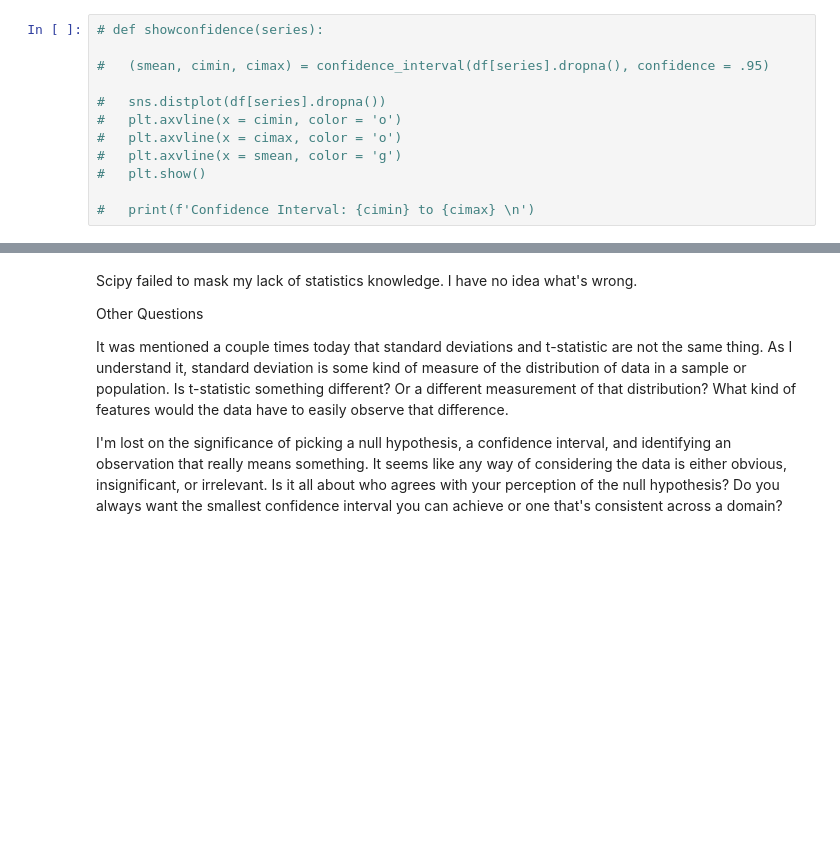
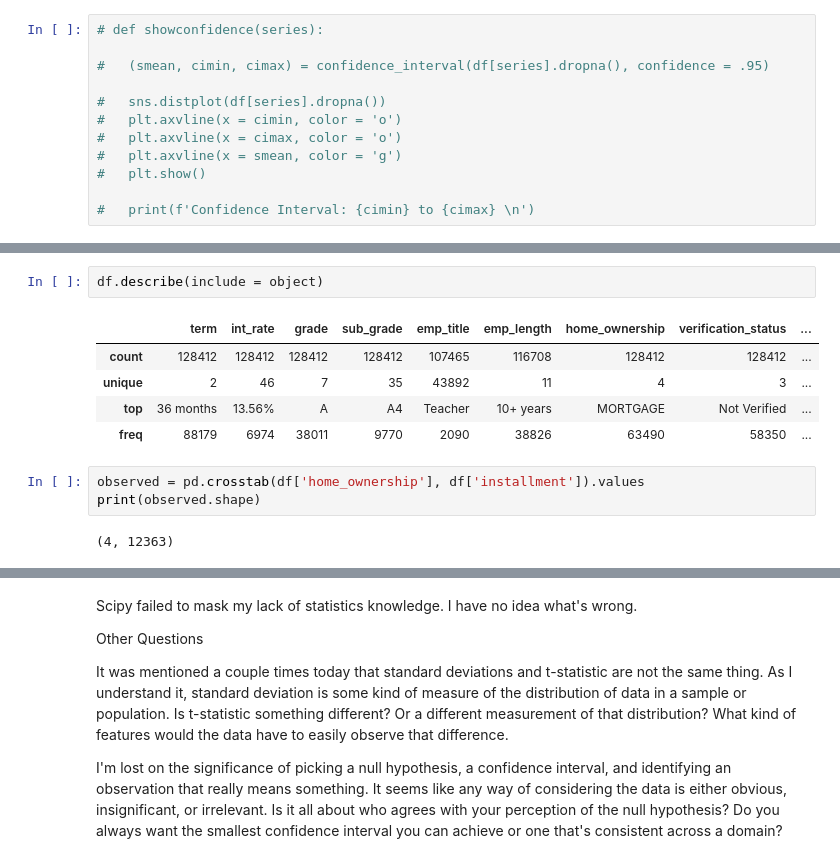
Before and after one commit to johnwesleyharding/DS-Unit-1-Sprint-2-Statistics, a Jupyter notebook: JWH_assignment_DS_122_Sampling_Confidence_Intervals_and_Hypothesis_Testing.ipynb, the cells around one changed output, grey strips where cells are left out. Cells and saved outputs as stored; diff of their text form; blank space fills up the shorter version.

```diff
--- a/JWH_assignment_DS_122_Sampling_Confidence_Intervals_and_Hypothesis_Testing.ipynb
+++ b/JWH_assignment_DS_122_Sampling_Confidence_Intervals_and_Hypothesis_Testing.ipynb
@@ -104,0 +124,13 @@ showconfidence(df['south-africa'])
+# %%
+df.describe(include = object)
+# %% [output]
+|  | term | int_rate | grade | sub_grade | emp_title | emp_length | home_ownership | verification_status | ... |
+| count | 128412 | 128412 | 128412 | 128412 | 107465 | 116708 | 128412 | 128412 | ... |
+| unique | 2 | 46 | 7 | 35 | 43892 | 11 | 4 | 3 | ... |
+| top | 36 months | 13.56% | A | A4 | Teacher | 10+ years | MORTGAGE | Not Verified | ... |
+| freq | 88179 | 6974 | 38011 | 9770 | 2090 | 38826 | 63490 | 58350 | ... |
+# %%
+observed = pd.crosstab(df['home_ownership'], df['installment']).values
+print(observed.shape)
+# %% [output]
+(4, 12363)
```
Also changed, not shown: parts of 9 cells of this notebook.
